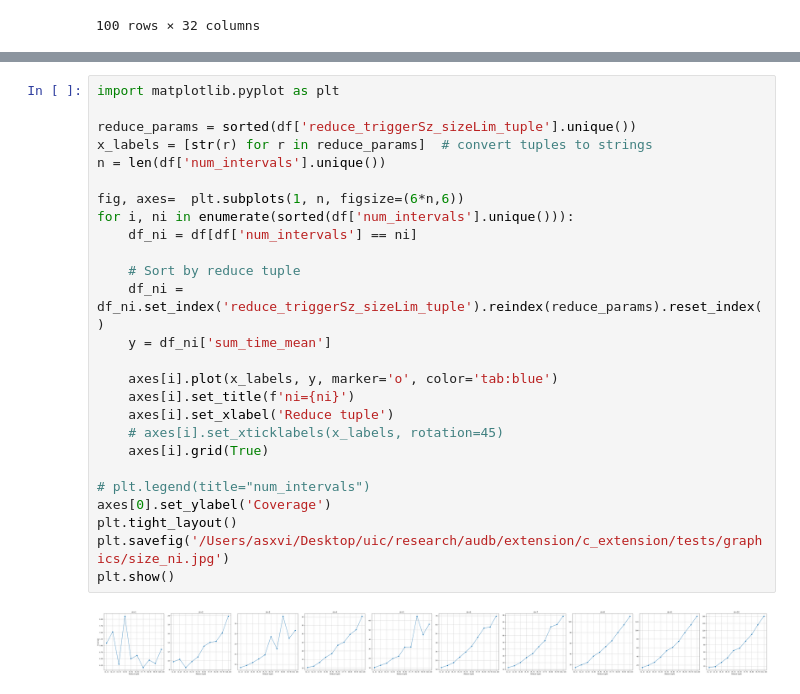
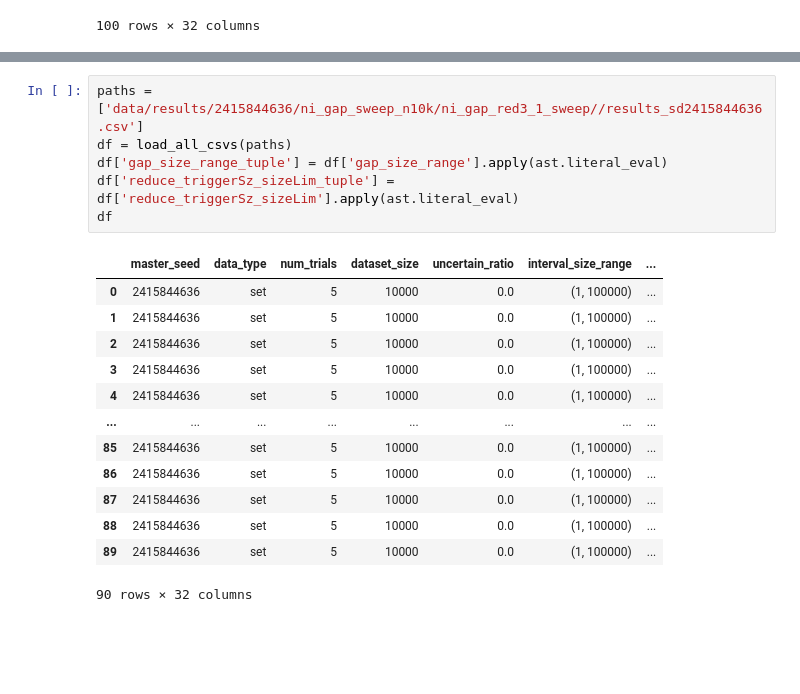
Before and after one commit to asxvi/uadb, a Jupyter notebook: experimentRunner/notebooks/CupAnalysis.ipynb, the cells around one changed output, grey strips where cells are left out. Cells and saved outputs as stored; diff of their text form; blank space fills up the shorter version.

```diff
--- a/experimentRunner/notebooks/CupAnalysis.ipynb
+++ b/experimentRunner/notebooks/CupAnalysis.ipynb
@@ -207,28 +166,20 @@ plt.show()
-# %%
-import matplotlib.pyplot as plt
-
-reduce_params = sorted(df['reduce_triggerSz_sizeLim_tuple'].unique())
-x_labels = [str(r) for r in reduce_params]  # convert tuples to strings
-n = len(df['num_intervals'].unique())
-
-fig, axes=  plt.subplots(1, n, figsize=(6*n,6))
-for i, ni in enumerate(sorted(df['num_intervals'].unique())):
-    df_ni = df[df['num_intervals'] == ni]
-
-    # Sort by reduce tuple
-    df_ni = df_ni.set_index('reduce_triggerSz_sizeLim_tuple').reindex(reduce_params).reset_index()
-    y = df_ni['sum_time_mean']
-
-    axes[i].plot(x_labels, y, marker='o', color='tab:blue')
-    axes[i].set_title(f'ni={ni}')
-    axes[i].set_xlabel('Reduce tuple')
-    # axes[i].set_xticklabels(x_labels, rotation=45)
-    axes[i].grid(True)
-
-# plt.legend(title="num_intervals")
-axes[0].set_ylabel('Coverage')
-plt.tight_layout()
-plt.savefig('/Users/asxvi/Desktop/uic/research/audb/extension/c_extension/tests/graphics/size_ni.jpg')
-plt.show()
-# %% [output]
-[figure, removed]
+# %%
+paths = ['data/results/2415844636/ni_gap_sweep_n10k/ni_gap_red3_1_sweep//results_sd2415844636.csv']
+df = load_all_csvs(paths)
+df['gap_size_range_tuple'] = df['gap_size_range'].apply(ast.literal_eval)
+df['reduce_triggerSz_sizeLim_tuple'] = df['reduce_triggerSz_sizeLim'].apply(ast.literal_eval)
+df
+# %% [output]
+|  | master_seed | data_type | num_trials | dataset_size | uncertain_ratio | interval_size_range | ... |
+| 0 | 2415844636 | set | 5 | 10000 | 0.0 | (1, 100000) | ... |
+| 1 | 2415844636 | set | 5 | 10000 | 0.0 | (1, 100000) | ... |
+| 2 | 2415844636 | set | 5 | 10000 | 0.0 | (1, 100000) | ... |
+| 3 | 2415844636 | set | 5 | 10000 | 0.0 | (1, 100000) | ... |
+| 4 | 2415844636 | set | 5 | 10000 | 0.0 | (1, 100000) | ... |
+| ... | ... | ... | ... | ... | ... | ... | ... |
+| 85 | 2415844636 | set | 5 | 10000 | 0.0 | (1, 100000) | ... |
+| 86 | 2415844636 | set | 5 | 10000 | 0.0 | (1, 100000) | ... |
+| 87 | 2415844636 | set | 5 | 10000 | 0.0 | (1, 100000) | ... |
+| 88 | 2415844636 | set | 5 | 10000 | 0.0 | (1, 100000) | ... |
+| 89 | 2415844636 | set | 5 | 10000 | 0.0 | (1, 100000) | ... |
+90 rows × 32 columns
```
Also changed, not shown: parts of 9 cells of this notebook, 7 other files.
